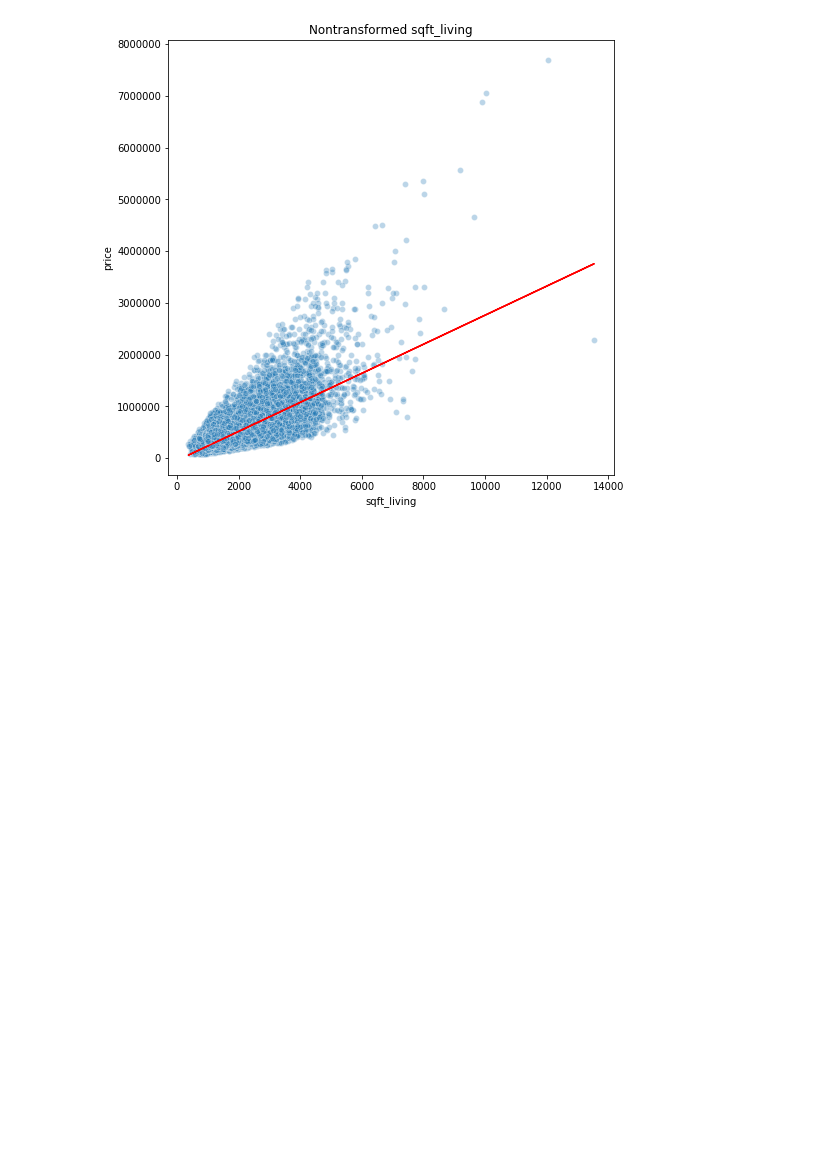
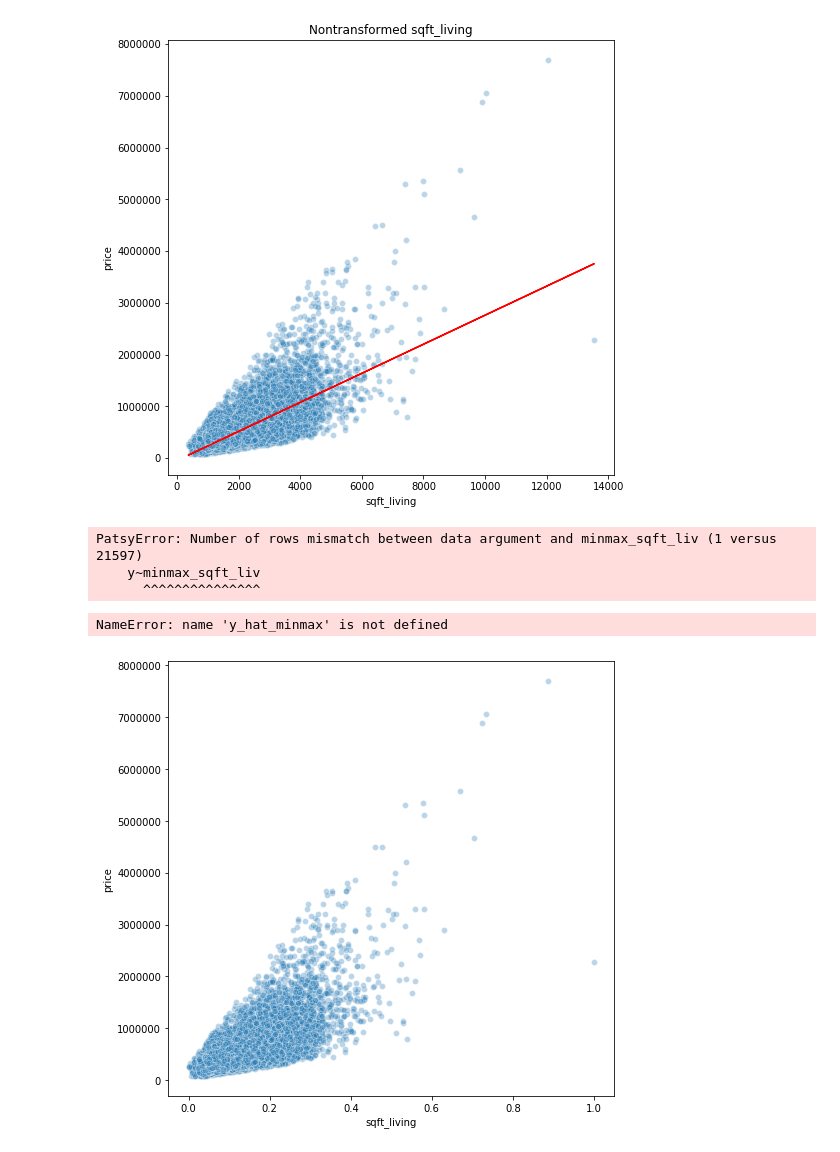
Before and after one commit to AlecMorgan/Housing-Price-Predictor, a Jupyter notebook: student.ipynb, the cells around one changed output. Saved outputs shown, nothing was run; the diff lists cells and outputs as text; code cells hidden in the pictures; blank space fills up the shorter version.

Commit message:
add information for new models

```diff
--- a/student.ipynb
+++ b/student.ipynb
@@ -84,8 +84,8 @@ Name: price, dtype: float64
 # %% [markdown]
 The square foot of living has the greatest value of correlation so we will start by running a simple linear regression with squarefoot of living.
 # %%
-y = house_data['price']
-x = house_data['sqft_living']
+y = np.array(house_data['price'])
+x = np.array(house_data['sqft_living'])
 # %%
 plt.figure(figsize=(8, 8))
 sns.scatterplot(x, y, alpha=0.3)
@@ -222,3 +225,23 @@ plt.title('Nontransformed sqft_living')
 plt.show()
 # %% [output]
 [figure]
+# %%
+minmax_sqft_liv = (x - min(x)) / (max(x) - min(x))
+form_min_max = 'y~minmax_sqft_liv'
+model_minmax = ols(formula=form_min_max, data=house_data).fit()
+model_minmax.summary()
+# %%
+y_hat_minmax = model_minmax.predict(minmax_sqft_liv)
+# %% [output]
+PatsyError: Number of rows mismatch between data argument and minmax_sqft_liv (1 versus 21597)
+    y~minmax_sqft_liv
+      ^^^^^^^^^^^^^^^
+# %%
+plt.figure(figsize=(8, 8))
+sns.scatterplot(minmax_sqft_liv, y, alpha=0.3)
+plt.plot(minmax_sqft_liv, y_hat_minmax, color='red')
+plt.title('Nontransformed sqft_living')
+plt.show()
+# %% [output]
+NameError: name 'y_hat_minmax' is not defined
+[figure, added]
```
Also changed, not shown: parts of 3 cells of this notebook.
